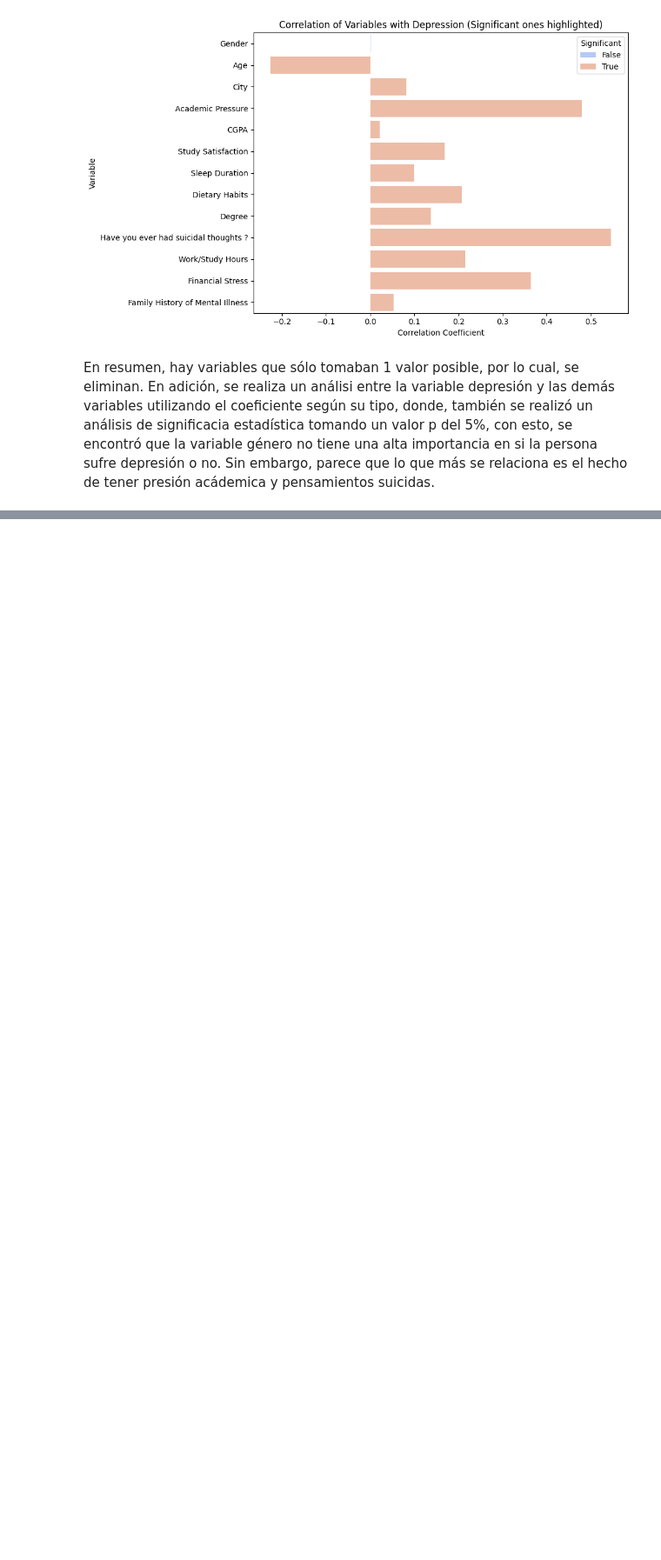
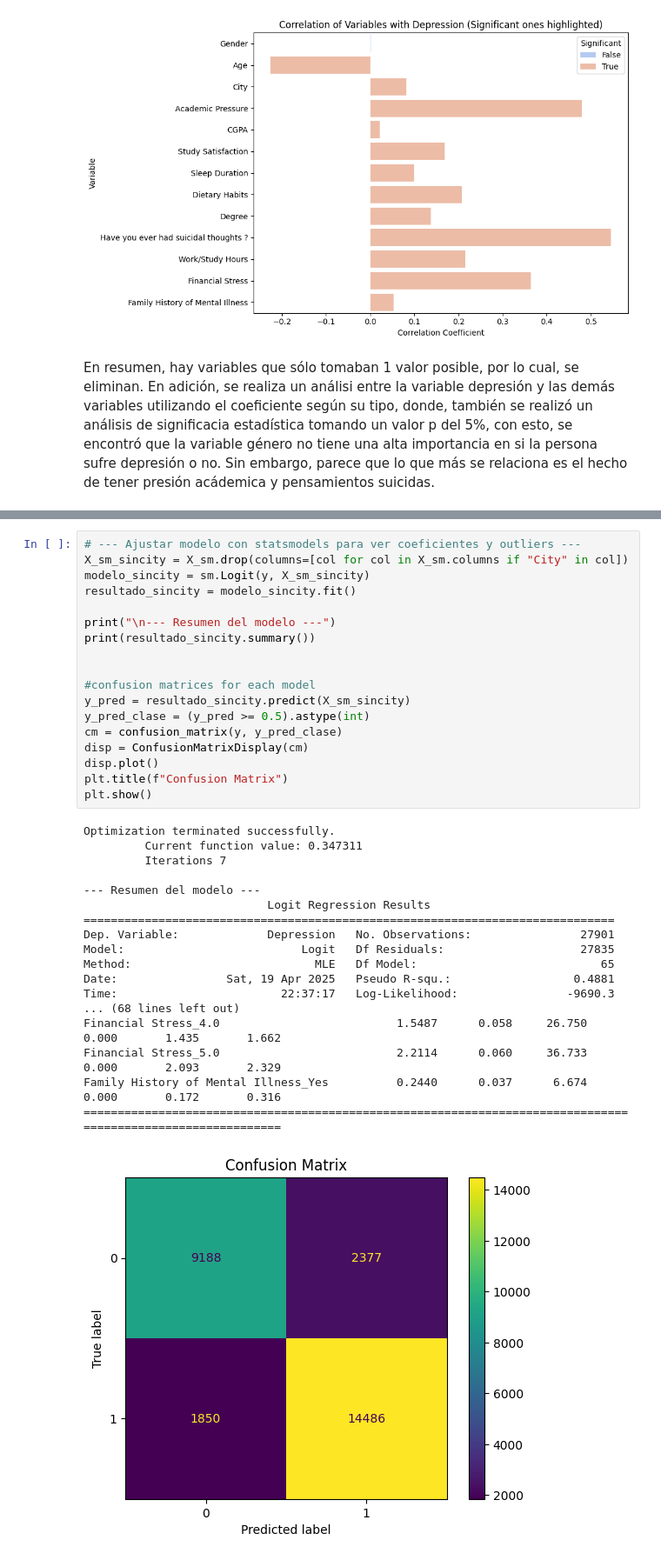
Before and after one commit to LauLizarazo/Proyectos-Python, a Jupyter notebook: Proyecto_Depresion/Código_analisis_datos_depresion.ipynb, the cells around one changed output, grey strips where cells are left out. Shown: that part at 87% size. Drawn from its saved outputs; the diff is of its cells as text; blank space fills up the shorter version.

```diff
--- a/Proyecto_Depresion/Código_analisis_datos_depresion.ipynb
+++ b/Proyecto_Depresion/Código_analisis_datos_depresion.ipynb
@@ -242,0 +407,37 @@ En resumen, hay variables que sólo tomaban 1 valor posible, por lo cual, se eli
+# %%
+# --- Ajustar modelo con statsmodels para ver coeficientes y outliers ---
+X_sm_sincity = X_sm.drop(columns=[col for col in X_sm.columns if "City" in col])
+modelo_sincity = sm.Logit(y, X_sm_sincity)
+resultado_sincity = modelo_sincity.fit()
+
+print("\n--- Resumen del modelo ---")
+print(resultado_sincity.summary())
+
+
+#confusion matrices for each model
+y_pred = resultado_sincity.predict(X_sm_sincity)
+y_pred_clase = (y_pred >= 0.5).astype(int)
+cm = confusion_matrix(y, y_pred_clase)
+disp = ConfusionMatrixDisplay(cm)
+disp.plot()
+plt.title(f"Confusion Matrix")
+plt.show()
+# %% [output]
+Optimization terminated successfully.
+         Current function value: 0.347311
+         Iterations 7
+
+--- Resumen del modelo ---
+                           Logit Regression Results
+==============================================================================
+Dep. Variable:             Depression   No. Observations:                27901
+Model:                          Logit   Df Residuals:                    27835
+Method:                           MLE   Df Model:                           65
+Date:                Sat, 19 Apr 2025   Pseudo R-squ.:                  0.4881
+Time:                        22:37:17   Log-Likelihood:                -9690.3
+... (68 lines left out)
+Financial Stress_4.0                          1.5487      0.058     26.750      0.000       1.435       1.662
+Financial Stress_5.0                          2.2114      0.060     36.733      0.000       2.093       2.329
+Family History of Mental Illness_Yes          0.2440      0.037      6.674      0.000       0.172       0.316
+=============================================================================================================
+[figure, added]
```
Also changed, not shown: parts of 10 cells of this notebook.
